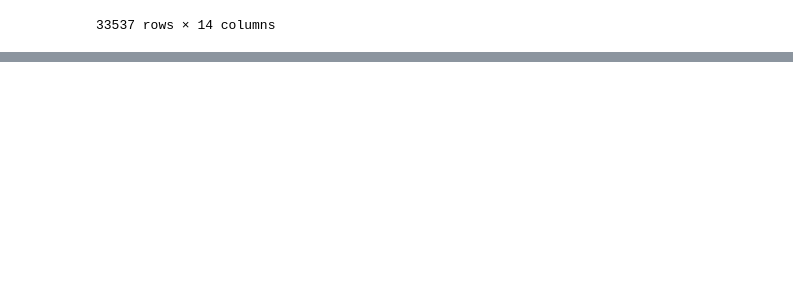
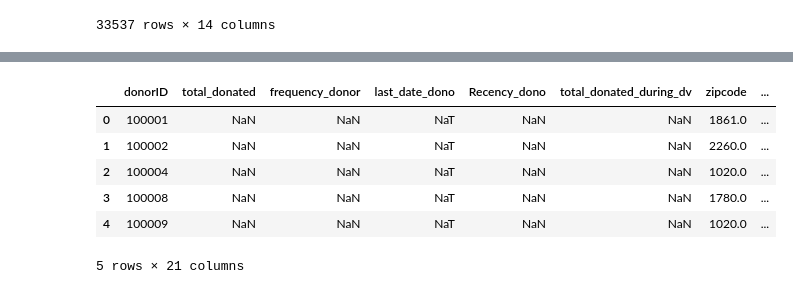
Before and after one commit to inderrana/Predicting-donations-leads-for-NGO, a Jupyter notebook: DSC_Use_Case/dsc_group_project.ipynb, the cells around one changed output, grey strips where cells are left out. Drawn from its saved outputs; the diff is of its cells as text; code cells hidden in the pictures; blank space fills up the shorter version.

```diff
--- a/DSC_Use_Case/dsc_group_project.ipynb
+++ b/DSC_Use_Case/dsc_group_project.ipynb
@@ -684,0 +734,10 @@ gifts_cleaned[gifts_cleaned['dateOfBirth'].isna()]
+# %%
+gifts_cleaned.head()
+# %% [output]
+|  | donorID | total_donated | frequency_donor | last_date_dono | Recency_dono | total_donated_during_dv | zipcode | ... |
+| 0 | 100001 | NaN | NaN | NaT | NaN | NaN | 1861.0 | ... |
+| 1 | 100002 | NaN | NaN | NaT | NaN | NaN | 2260.0 | ... |
+| 2 | 100004 | NaN | NaN | NaT | NaN | NaN | 1020.0 | ... |
+| 3 | 100008 | NaN | NaN | NaT | NaN | NaN | 1780.0 | ... |
+| 4 | 100009 | NaN | NaN | NaT | NaN | NaN | 1020.0 | ... |
+5 rows × 21 columns
```
Also changed, not shown: parts of 14 cells of this notebook.
